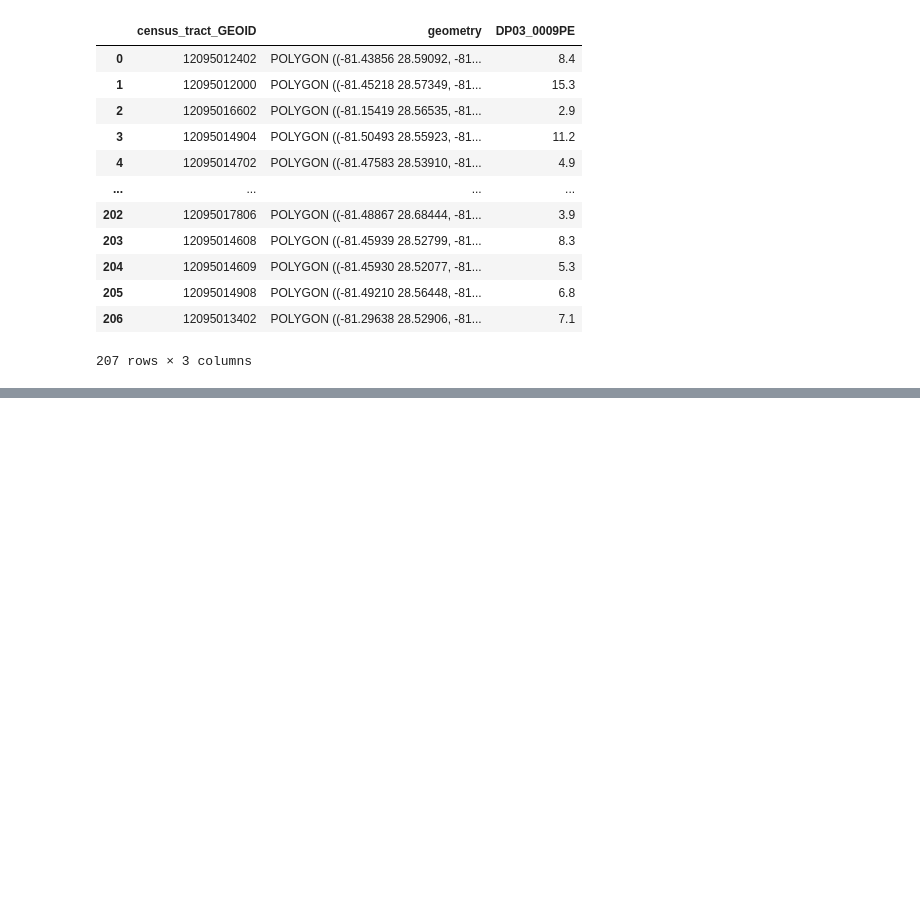
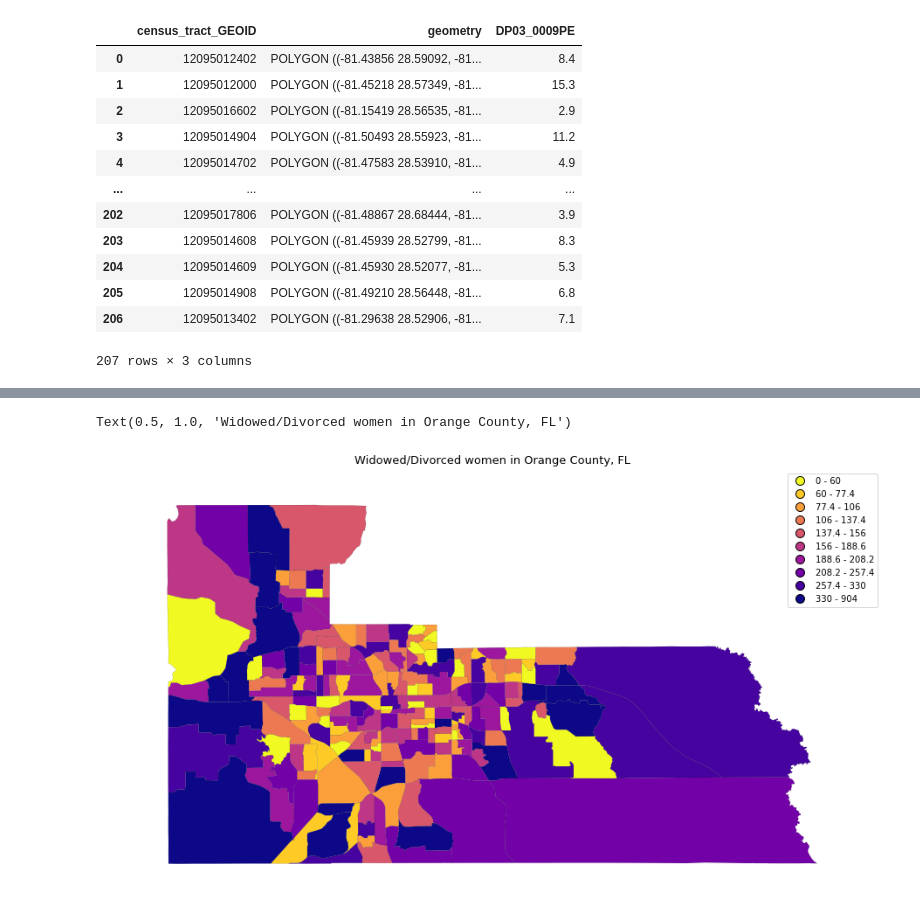
Before and after one commit to datakind/sep21-housing-insecurity, a Jupyter notebook: code/jeffng/DataKind.ipynb, the cells around one changed output, grey strips where cells are left out. Saved outputs shown, nothing was run; the diff lists cells and outputs as text; code cells hidden in the pictures; blank space fills up the shorter version.

```diff
--- a/code/jeffng/DataKind.ipynb
+++ b/code/jeffng/DataKind.ipynb
@@ -459,0 +592,24 @@ Text(0.5, 1.0, 'Unemployment Rates in Orange County, FL')
+# %%
+data1.DP02_0035E
+birth= data1[['GEOID','DP02_0035E']]
+birth.rename(columns={'GEOID': 'census_tract_GEOID'}, inplace=True)
+# %%
+birth.census_tract_GEOID = birth.census_tract_GEOID.astype(str).astype(int)
+df.census_tract_GEOID = df.census_tract_GEOID.astype(str).astype(int)
+birth_map= pd.merge(df, birth, on='census_tract_GEOID', how='inner')
+# %%
+fig, ax = plt.subplots(1, 1, figsize=(16, 12))
+sys=geopandas.GeoDataFrame(birth_map)
+scheme = mc.Quantiles(sys['DP02_0035E'], k=10)
+gplt.choropleth(sys,
+    hue="DP02_0035E",
+    linewidth=.1,
+    scheme=scheme, cmap='plasma_r',
+    legend=True,
+    edgecolor='black',
+    ax=ax);
+
+ax.set_title('Widowed/Divorced women in Orange County, FL', fontsize=13)
+# %% [output]
+Text(0.5, 1.0, 'Widowed/Divorced women in Orange County, FL')
+[figure, added]
```
Also changed, not shown: parts of 15 cells of this notebook.
